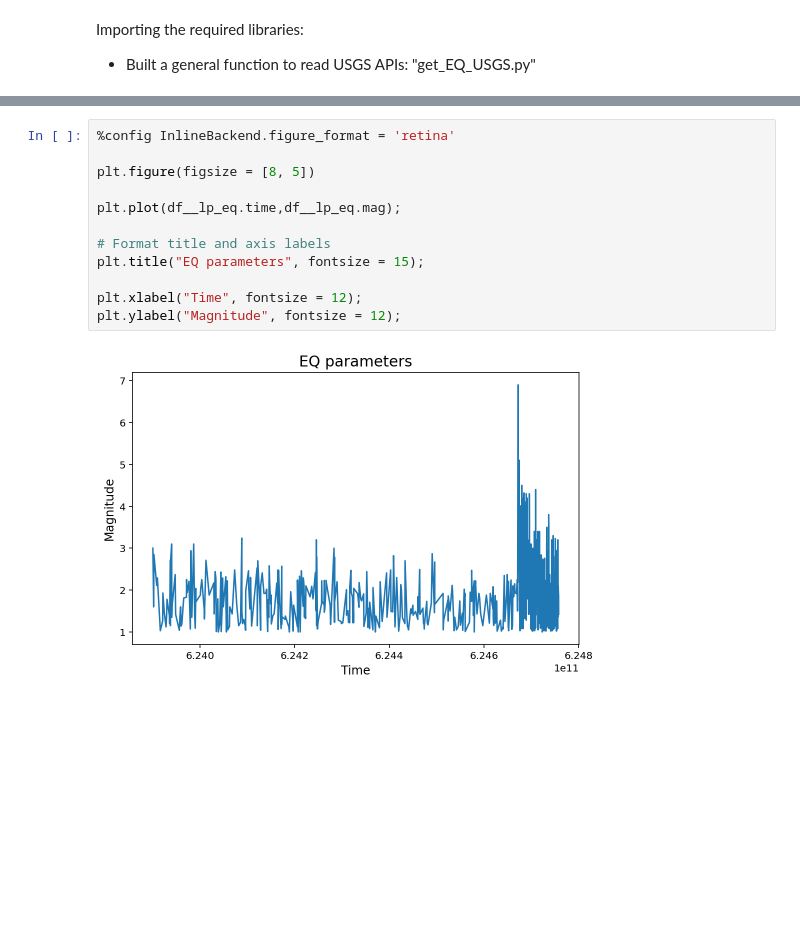
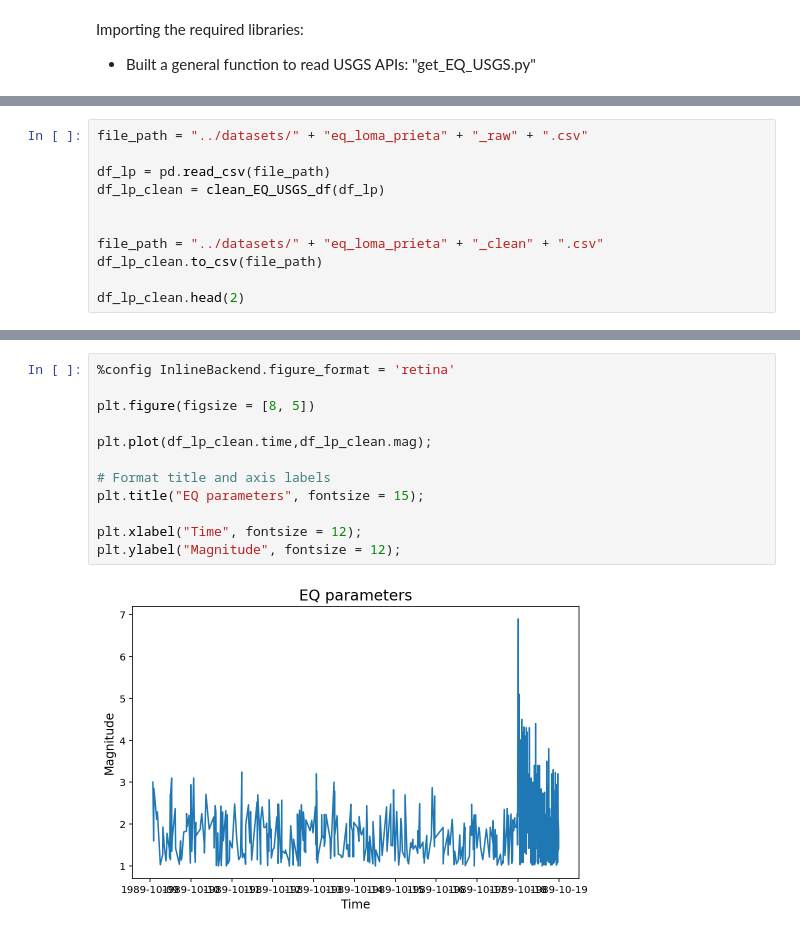
Before and after one commit to saiedmighani/earthquake_time_series_LSTM, a Jupyter notebook: codes/P02_Data_Cleaning.ipynb, the cells around one changed output, grey strips where cells are left out. Saved outputs shown, nothing was run; the diff lists cells and outputs as text; blank space fills up the shorter version.

```diff
--- a/codes/P02_Data_Cleaning.ipynb
+++ b/codes/P02_Data_Cleaning.ipynb
@@ -35,0 +31,11 @@ df__lp_eq.head()
+# %%
+file_path = "../datasets/" + "eq_loma_prieta" + "_raw" + ".csv"
+
+df_lp = pd.read_csv(file_path)
+df_lp_clean = clean_EQ_USGS_df(df_lp)
+
+
+file_path = "../datasets/" + "eq_loma_prieta" + "_clean" + ".csv"
+df_lp_clean.to_csv(file_path)
+
+df_lp_clean.head(2)
@@ -36,14 +46,14 @@ df__lp_eq.head()
 # %%
 %config InlineBackend.figure_format = 'retina'
 
 plt.figure(figsize = [8, 5])
 
-plt.plot(df__lp_eq.time,df__lp_eq.mag);
+plt.plot(df_lp_clean.time,df_lp_clean.mag);
 
 # Format title and axis labels
 plt.title("EQ parameters", fontsize = 15);
 
 plt.xlabel("Time", fontsize = 12);
 plt.ylabel("Magnitude", fontsize = 12);
 # %% [output]
-[figure, old version]
+[figure, new version]
```
Also changed, not shown: parts of 26 cells of this notebook, 16 other files.
